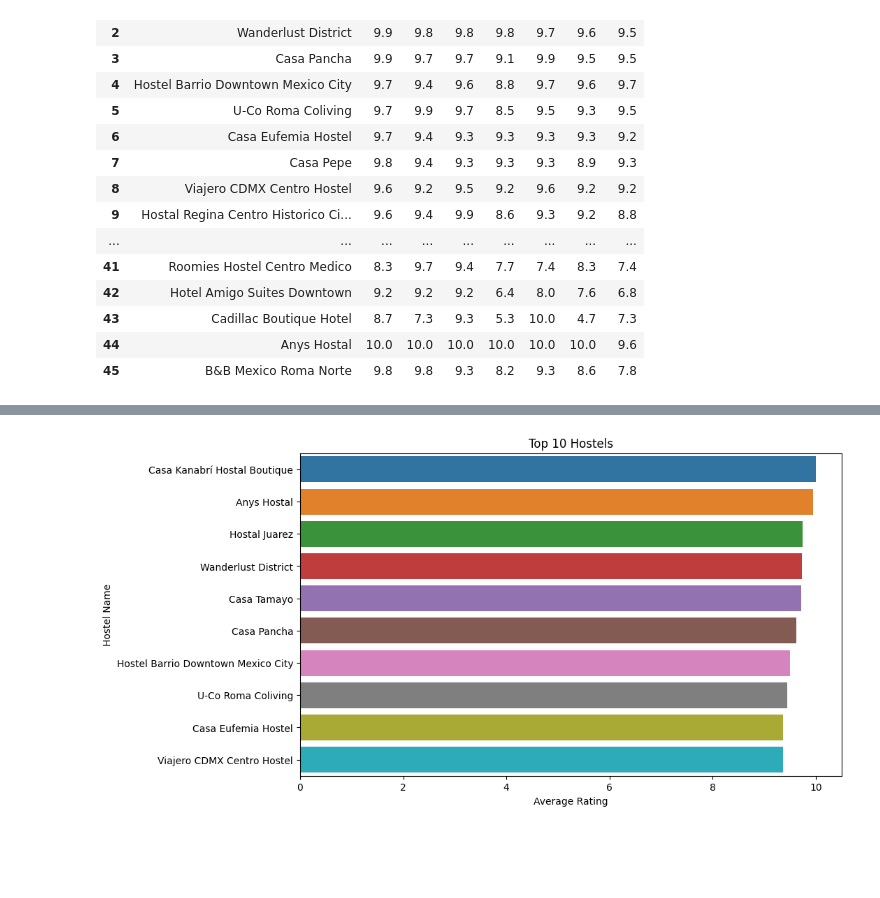
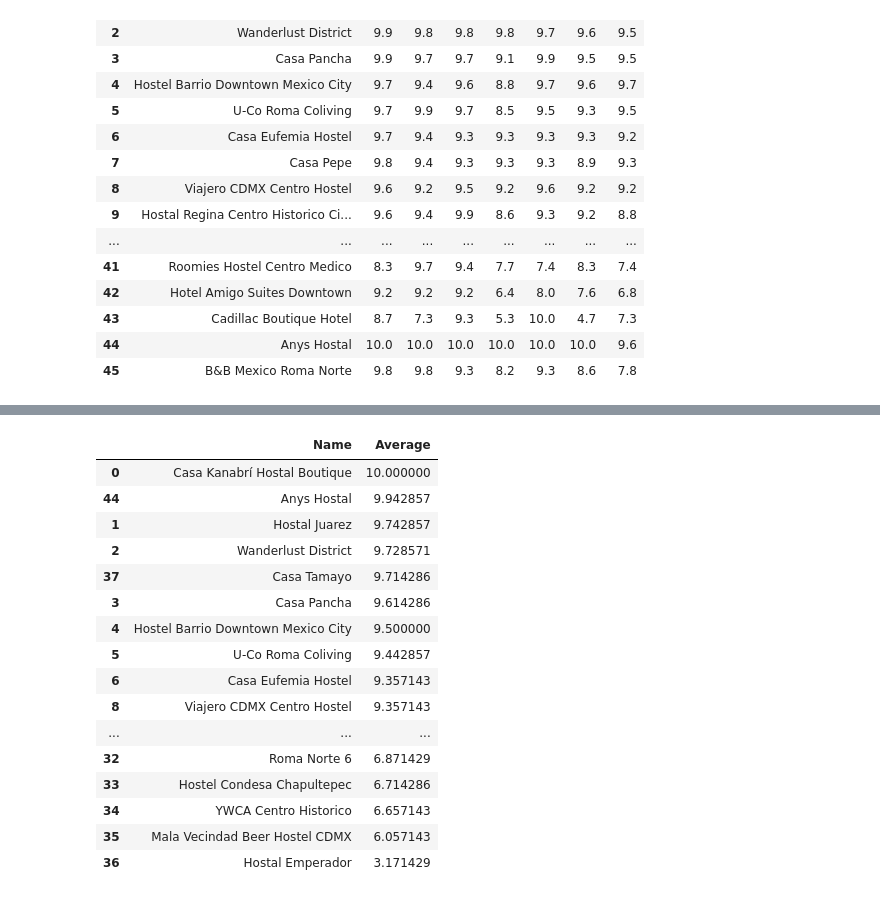
Before and after one commit to vknanavati/CIA-Factbook, a Jupyter notebook: Mexico.ipynb, the cells around one changed output, grey strips where cells are left out. Saved outputs shown, nothing was run; the diff lists cells and outputs as text; code cells hidden in the pictures; blank space fills up the shorter version.

```diff
--- a/Mexico.ipynb
+++ b/Mexico.ipynb
@@ -67,15 +120,32 @@ df_test.loc['avg']= df.mean()
 # %%
-df_test = df_test.T.reset_index()
-df_test = df_test.set_axis(['Name', 'Security', 'Location', 'Staff', 'Atmosphere', 'Cleanliness', 'Value for Money', 'Facilities', 'Average'], axis=1, copy=True)
-df_test
-
-top_ten = df_test.sort_values(by= 'Average', ascending=False)[:10]
-figure = plt.figure(figsize=(10,6))
-sns.barplot(y=top_ten.Name, x=top_ten.Average)
-plt.xticks()
-plt.xlabel('Average Rating')
-plt.ylabel('Hostel Name')
-plt.title('Top 10 Hostels')
-plt.show()
+# top_ten = df_test.sort_values(by= 'Average', ascending=False)[:20]
+# figure = plt.figure(figsize=(10,6))
+# sns.barplot(y=top_ten.Name, x=top_ten.Average)
+# plt.xticks()
+# plt.xlabel('Average Rating')
+# plt.ylabel('Hostel Name')
+# plt.title('Top 20 Hostels')
+# plt.show()
-# %% [output]
-[figure, removed]
+# %%
+
+avg_graph = df_test.iloc[:, [0,8]].head(46)
+avg_graph = avg_graph.sort_values('Average', ascending=False)
+avg_graph
+# %% [output]
+|  | Name | Average |
+| 0 | Casa Kanabrí Hostal Boutique | 10.000000 |
+| 44 | Anys Hostal | 9.942857 |
+| 1 | Hostal Juarez | 9.742857 |
+| 2 | Wanderlust District | 9.728571 |
+| 37 | Casa Tamayo | 9.714286 |
+| 3 | Casa Pancha | 9.614286 |
+| 4 | Hostel Barrio Downtown Mexico City | 9.500000 |
+| 5 | U-Co Roma Coliving | 9.442857 |
+| 6 | Casa Eufemia Hostel | 9.357143 |
+| 8 | Viajero CDMX Centro Hostel | 9.357143 |
+| ... | ... | ... |
+| 32 | Roma Norte 6 | 6.871429 |
+| 33 | Hostel Condesa Chapultepec | 6.714286 |
+| 34 | YWCA Centro Historico | 6.657143 |
+| 35 | Mala Vecindad Beer Hostel CDMX | 6.057143 |
+| 36 | Hostal Emperador | 3.171429 |
```
Also changed, not shown: parts of 8 cells of this notebook.
